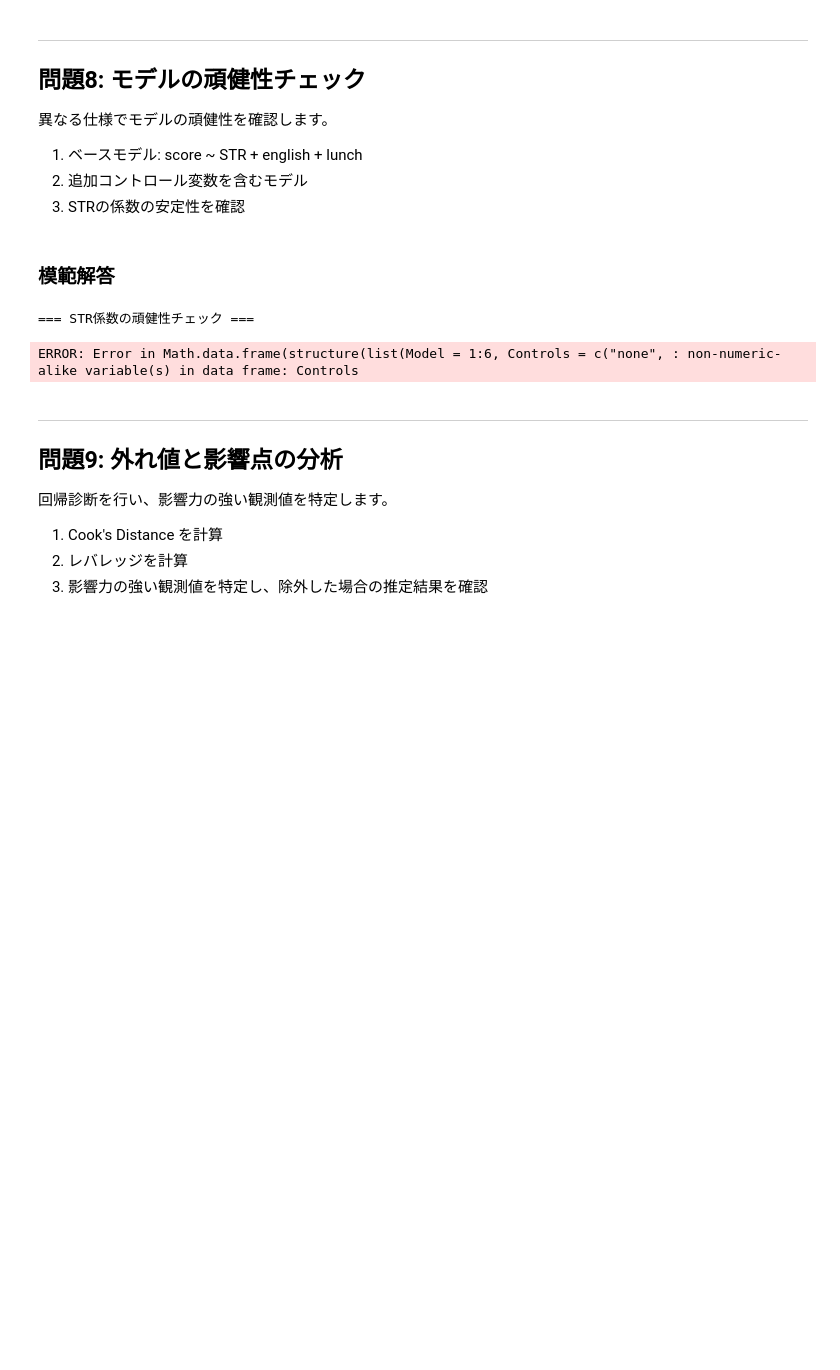
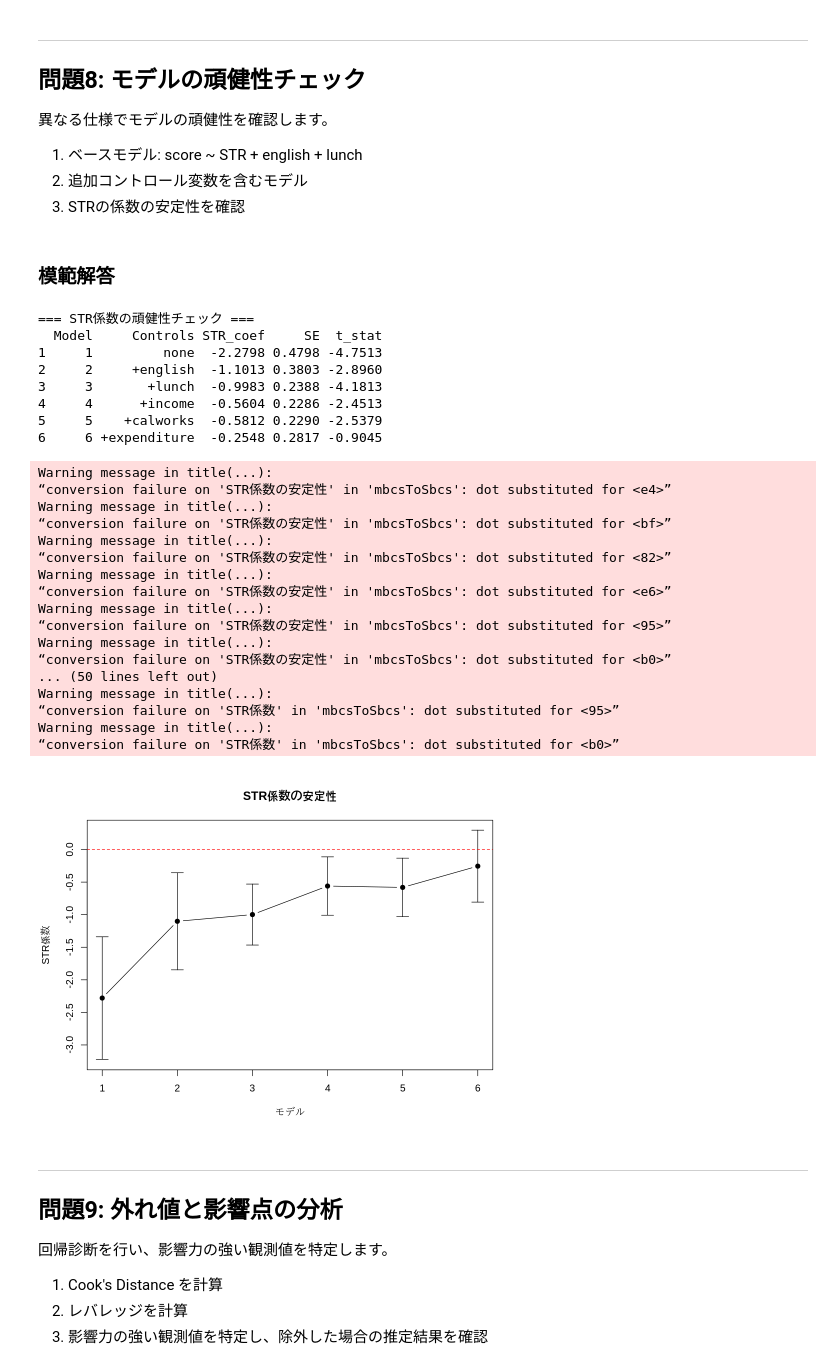
Before and after one commit to kkawailab/intro-econometrics-with-r, a Jupyter notebook: exercises/chapter09_assessing_studies.ipynb, the cells around one changed output. Saved outputs shown, nothing was run; the diff lists cells and outputs as text; code cells hidden in the pictures; blank space fills up the shorter version.

```diff
--- a/exercises/chapter09_assessing_studies.ipynb
+++ b/exercises/chapter09_assessing_studies.ipynb
@@ -592,38 +613,62 @@ str_coefs <- c(
   coef(model5)["STR"],
   coef(model6)["STR"]
 )
 
 str_se <- c(
   summary(model1)$coefficients["STR", 2],
   summary(model2)$coefficients["STR", 2],
   summary(model3)$coefficients["STR", 2],
   summary(model4)$coefficients["STR", 2],
   summary(model5)$coefficients["STR", 2],
   summary(model6)$coefficients["STR", 2]
 )
 
 # 結果の表示
 cat("=== STR係数の頑健性チェック ===", "\n")
 results <- data.frame(
   Model = 1:6,
   Controls = c("none", "+english", "+lunch", "+income", "+calworks", "+expenditure"),
-  STR_coef = str_coefs,
-  SE = str_se,
-  t_stat = str_coefs / str_se
+  STR_coef = round(str_coefs, 4),
+  SE = round(str_se, 4),
+  t_stat = round(str_coefs / str_se, 4)
 )
-print(round(results, 4))
+print(results)
 
 # 視覚化
 plot(1:6, str_coefs, type = "b", pch = 19,
      main = "STR係数の安定性",
      xlab = "モデル", ylab = "STR係数",
      ylim = c(min(str_coefs - 2*str_se), max(str_coefs + 2*str_se)))
 arrows(1:6, str_coefs - 1.96*str_se, 1:6, str_coefs + 1.96*str_se,
        angle = 90, code = 3, length = 0.1)
 abline(h = 0, col = "red", lty = 2)
 # %% [output]
 === STR係数の頑健性チェック ===
+  Model     Controls STR_coef     SE  t_stat
+1     1         none  -2.2798 0.4798 -4.7513
+2     2     +english  -1.1013 0.3803 -2.8960
+3     3       +lunch  -0.9983 0.2388 -4.1813
+4     4      +income  -0.5604 0.2286 -2.4513
+5     5    +calworks  -0.5812 0.2290 -2.5379
+6     6 +expenditure  -0.2548 0.2817 -0.9045
-ERROR: Error in Math.data.frame(structure(list(Model = 1:6, Controls = c("none", : non-numeric-alike variable(s) in data frame: Controls
+Warning message in title(...):
+“conversion failure on 'STR係数の安定性' in 'mbcsToSbcs': dot substituted for <e4>”
+Warning message in title(...):
+“conversion failure on 'STR係数の安定性' in 'mbcsToSbcs': dot substituted for <bf>”
+Warning message in title(...):
+“conversion failure on 'STR係数の安定性' in 'mbcsToSbcs': dot substituted for <82>”
+Warning message in title(...):
+“conversion failure on 'STR係数の安定性' in 'mbcsToSbcs': dot substituted for <e6>”
+Warning message in title(...):
+“conversion failure on 'STR係数の安定性' in 'mbcsToSbcs': dot substituted for <95>”
+Warning message in title(...):
+“conversion failure on 'STR係数の安定性' in 'mbcsToSbcs': dot substituted for <b0>”
+... (50 lines left out)
+Warning message in title(...):
+“conversion failure on 'STR係数' in 'mbcsToSbcs': dot substituted for <95>”
+Warning message in title(...):
+“conversion failure on 'STR係数' in 'mbcsToSbcs': dot substituted for <b0>”
+[figure, added]
 # %% [markdown]
 ---
 ## 問題9: 外れ値と影響点の分析
```
Also changed, not shown: parts of 5 cells of this notebook, 15 other files.
